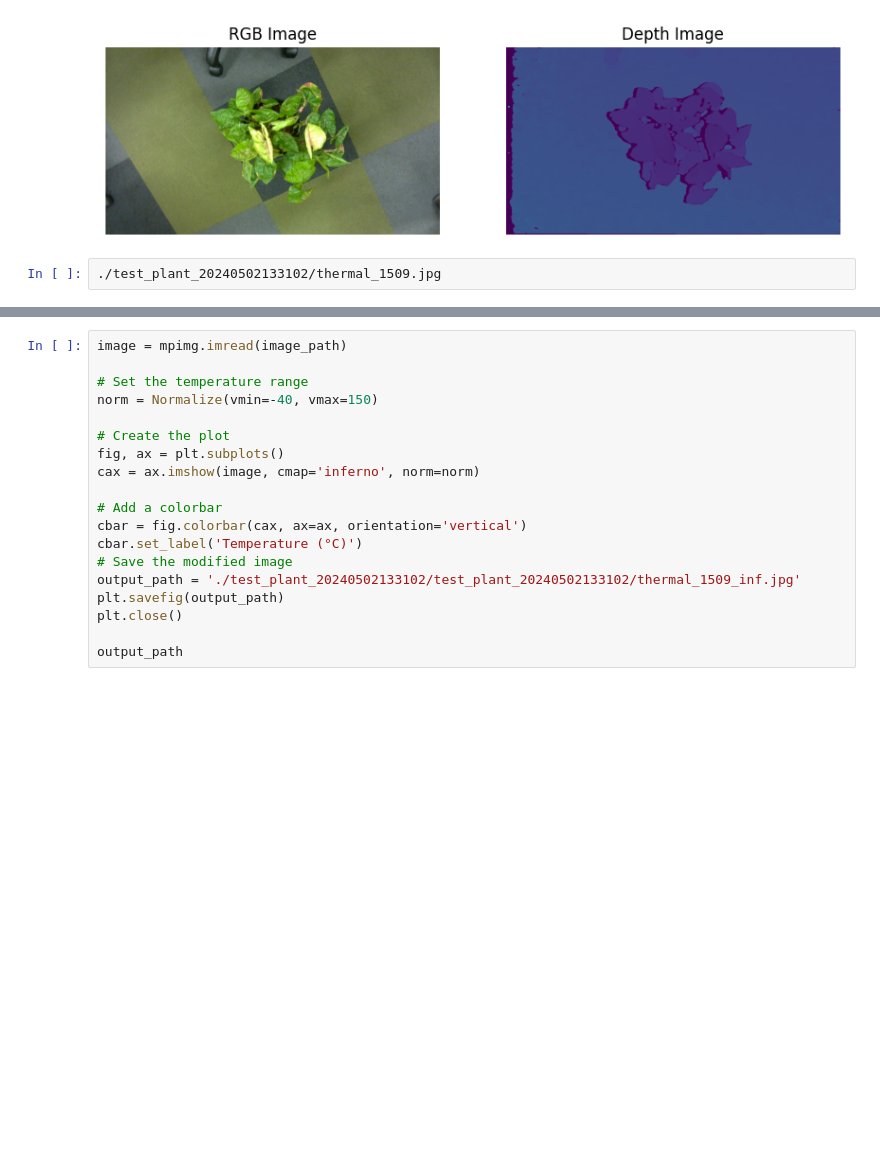
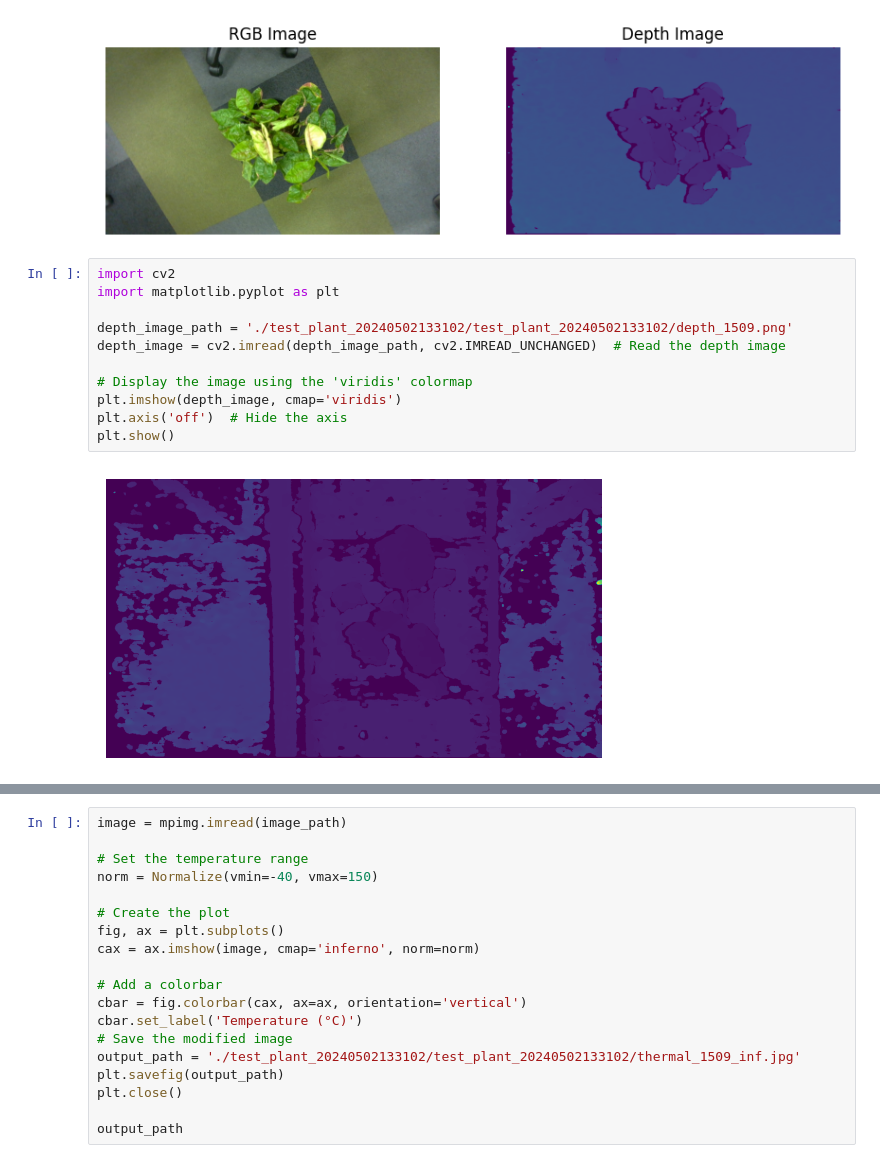
Before and after one commit to spsaswat/APPF_FLIR, a Jupyter notebook: SensorCommunication/Acquisition/visualization.ipynb, the cells around one changed output, grey strips where cells are left out. Saved outputs shown, nothing was run; the diff lists cells and outputs as text; blank space fills up the shorter version.

Commit message:
Added depth image visualization

```diff
--- a/SensorCommunication/Acquisition/visualization.ipynb
+++ b/SensorCommunication/Acquisition/visualization.ipynb
@@ -28,5 +28,16 @@ plt.axis('off')
 plt.show()
 # %% [output]
 [figure]
-# %%
-./test_plant_20240502133102/thermal_1509.jpg
+# %%
+import cv2
+import matplotlib.pyplot as plt
+
+depth_image_path = './test_plant_20240502133102/test_plant_20240502133102/depth_1509.png'
+depth_image = cv2.imread(depth_image_path, cv2.IMREAD_UNCHANGED)  # Read the depth image
+
+# Display the image using the 'viridis' colormap
+plt.imshow(depth_image, cmap='viridis')
+plt.axis('off')  # Hide the axis
+plt.show()
+# %% [output]
+[figure, added]
```
Also changed, not shown: parts of 1 cell of this notebook, 38 other files.
